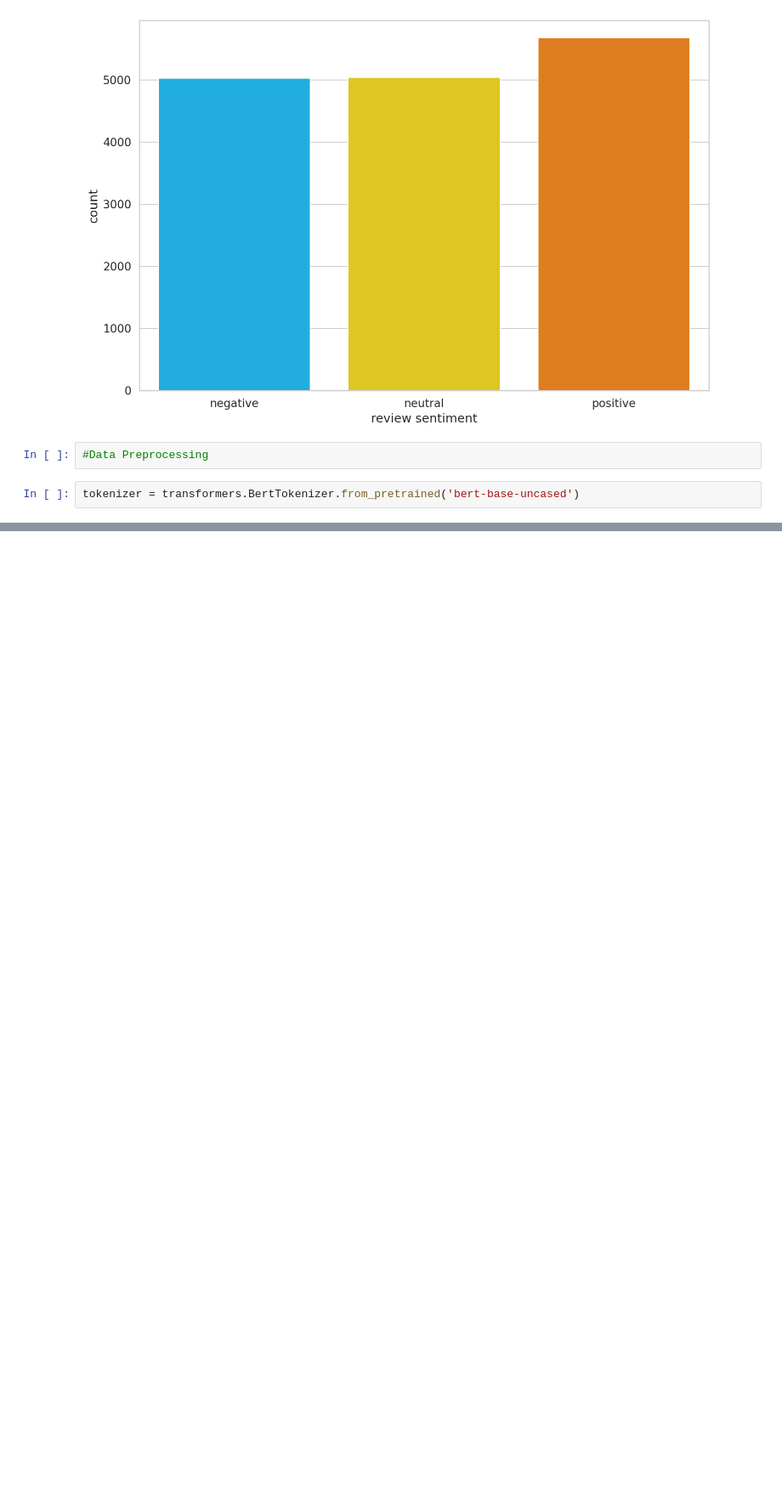
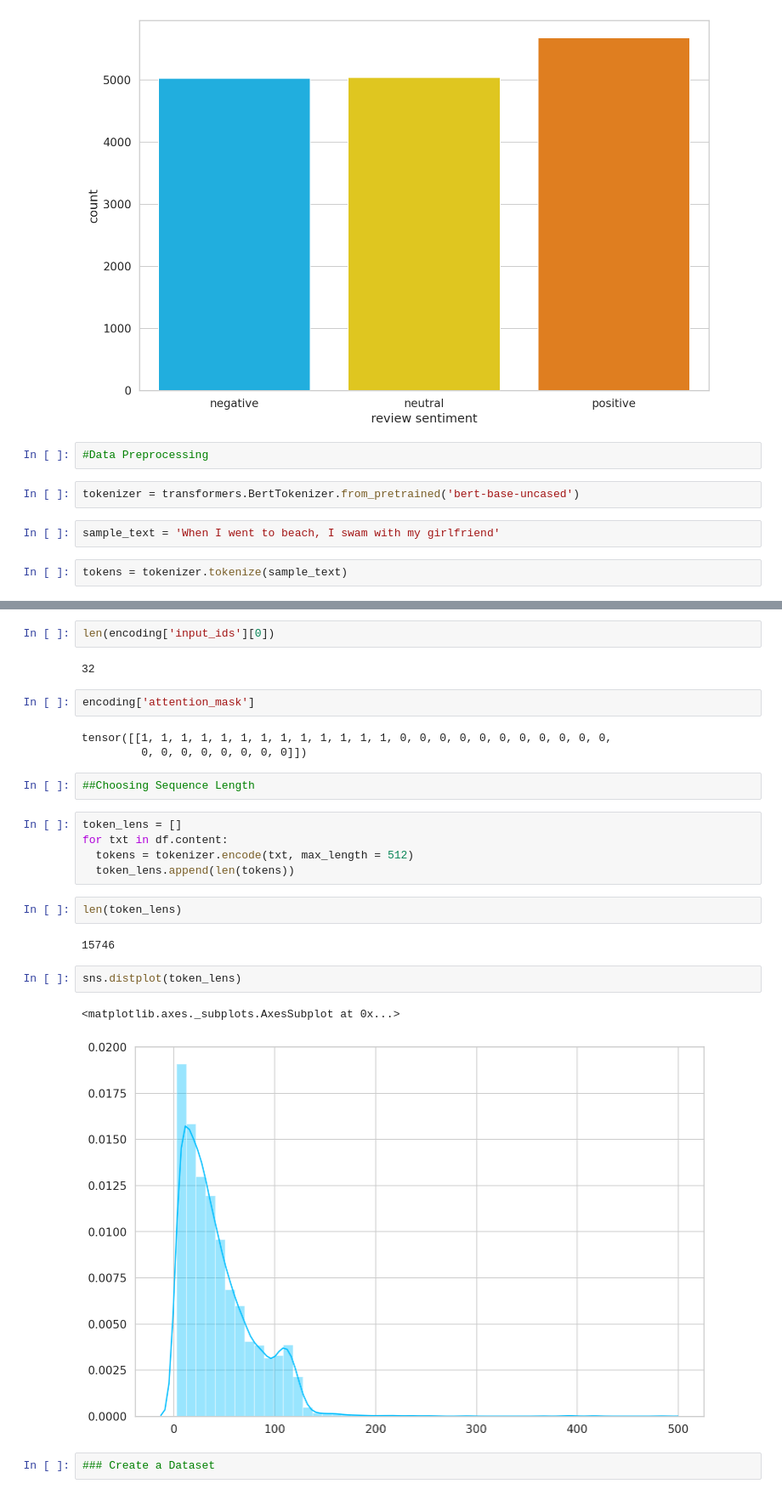
Before and after one commit to Masoud-Ghasemian/BERT, a Jupyter notebook: Sentiment_Analysis_with_BERT.ipynb, the cells around one changed output, grey strips where cells are left out. Shown at 85% size. Drawn from its saved outputs; the diff is of its cells as text; blank space fills up the shorter version.

```diff
--- a/Sentiment_Analysis_with_BERT.ipynb
+++ b/Sentiment_Analysis_with_BERT.ipynb
@@ -137,3 +135,7 @@ ax.set_xticklabels(class_names)
 #Data Preprocessing
 # %%
 tokenizer = transformers.BertTokenizer.from_pretrained('bert-base-uncased')
+# %%
+sample_text = 'When I went to beach, I swam with my girlfriend'
+# %%
+tokens = tokenizer.tokenize(sample_text)
@@ -139,0 +191,27 @@ tokenizer = transformers.BertTokenizer.from_pretrained('bert-base-uncased')
+# %%
+len(encoding['input_ids'][0])
+# %% [output]
+32
+# %%
+encoding['attention_mask']
+# %% [output]
+tensor([[1, 1, 1, 1, 1, 1, 1, 1, 1, 1, 1, 1, 1, 0, 0, 0, 0, 0, 0, 0, 0, 0, 0, 0,
+         0, 0, 0, 0, 0, 0, 0, 0]])
+# %%
+##Choosing Sequence Length
+# %%
+token_lens = []
+for txt in df.content:
+  tokens = tokenizer.encode(txt, max_length = 512)
+  token_lens.append(len(tokens))
+# %%
+len(token_lens)
+# %% [output]
+15746
+# %%
+sns.distplot(token_lens)
+# %% [output]
+<matplotlib.axes._subplots.AxesSubplot at 0x...>
+[figure, added]
+# %%
+### Create a Dataset
```
Also changed, not shown: parts of 18 cells of this notebook.
